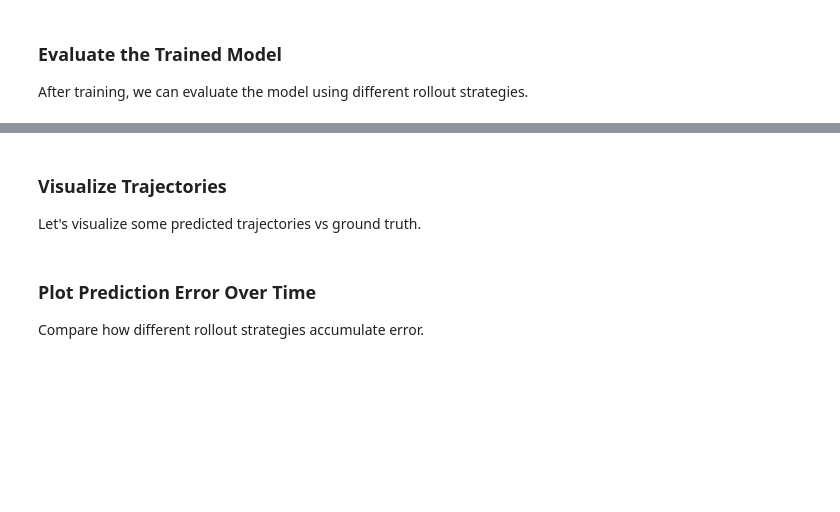
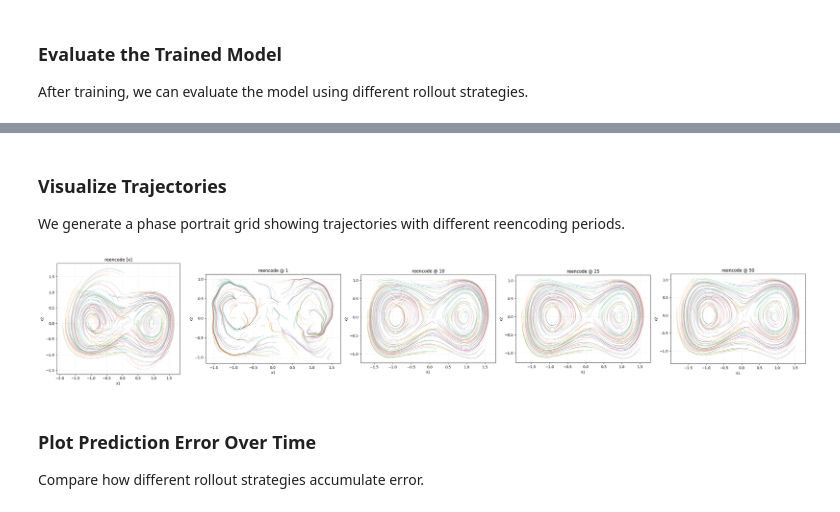
Before and after one commit to aidanmrli/ksae, a Jupyter notebook: notebooks/sparse_koopman_pytorch.ipynb, the cells around one changed output, grey strips where cells are left out. Saved outputs shown, nothing was run; the diff lists cells and outputs as text; code cells hidden in the pictures; blank space fills up the shorter version.

Commit message:
visuals: updated self-contained notebook with run outputs

```diff
--- a/notebooks/sparse_koopman_pytorch.ipynb
+++ b/notebooks/sparse_koopman_pytorch.ipynb
@@ -2279,4 +2342,0 @@ if system in eval_results:
-# %% [markdown]
-### Visualize Trajectories
-
-Let's visualize some predicted trajectories vs ground truth.
@@ -2342,3 +2343,51 @@ plt.show()
+# %% [markdown]
+### Visualize Trajectories
+
+We generate a phase portrait grid showing trajectories with different reencoding periods.
+# %%
+# Visualize trajectories - matches the evaluation style from train.py
+# Uses _save_jax_style_phase_portraits style with different reencoding periods
+
+env = make_env(cfg)
+batch_size = 256  # Match phase_portrait_batch_size from EvaluationSettings
+length = 200  # Match phase_portrait_length from EvaluationSettings
+reencode_periods = (0, 1, 10, 25, 50)  # Match phase_portrait_reencode_periods
+
+vec_env = VectorWrapper(env, batch_size=batch_size)
+rng = torch.Generator().manual_seed(cfg.SEED + 12345 + 999)  # Match seed_offset from evaluation
+init_states = vec_env.reset(rng)
+
+# Generate trajectories for each reencoding period
+trajectories = {}
+model.eval()
+with torch.no_grad():
+    for period in reencode_periods:
+        traj = _make_km_env_n_step(model, init_states, length, period)
+        trajectories[period] = traj
+
+# Plot phase portrait grid (matching _save_jax_style_phase_portraits)
+num_modes = len(reencode_periods)
+fig, axes = plt.subplots(1, num_modes, figsize=(6 * num_modes, 5), squeeze=False)
+
+for ax, period in zip(axes[0], reencode_periods):
+    traj = trajectories[period]
+    ax.plot(traj[:, :, 0].numpy(), traj[:, :, 1].numpy(), linewidth=0.5, alpha=0.6)
+    if period == 0:
+        title = "reencode [x]"
+    elif period == 1:
+        title = "reencode @ 1"
+    else:
+        title = f"reencode @ {period}"
+    ax.set_title(title)
+    ax.set_xlabel("x1")
+    ax.set_ylabel("x2")
+    ax.set_aspect("equal", adjustable="box")
+    ax.grid(True, linestyle=":", alpha=0.4)
+
+fig.tight_layout()
+plt.show()
+# %% [output]
+[figure, added]
 # %% [markdown]
 ### Plot Prediction Error Over Time
 
```
Also changed, not shown: parts of 14 cells of this notebook.
